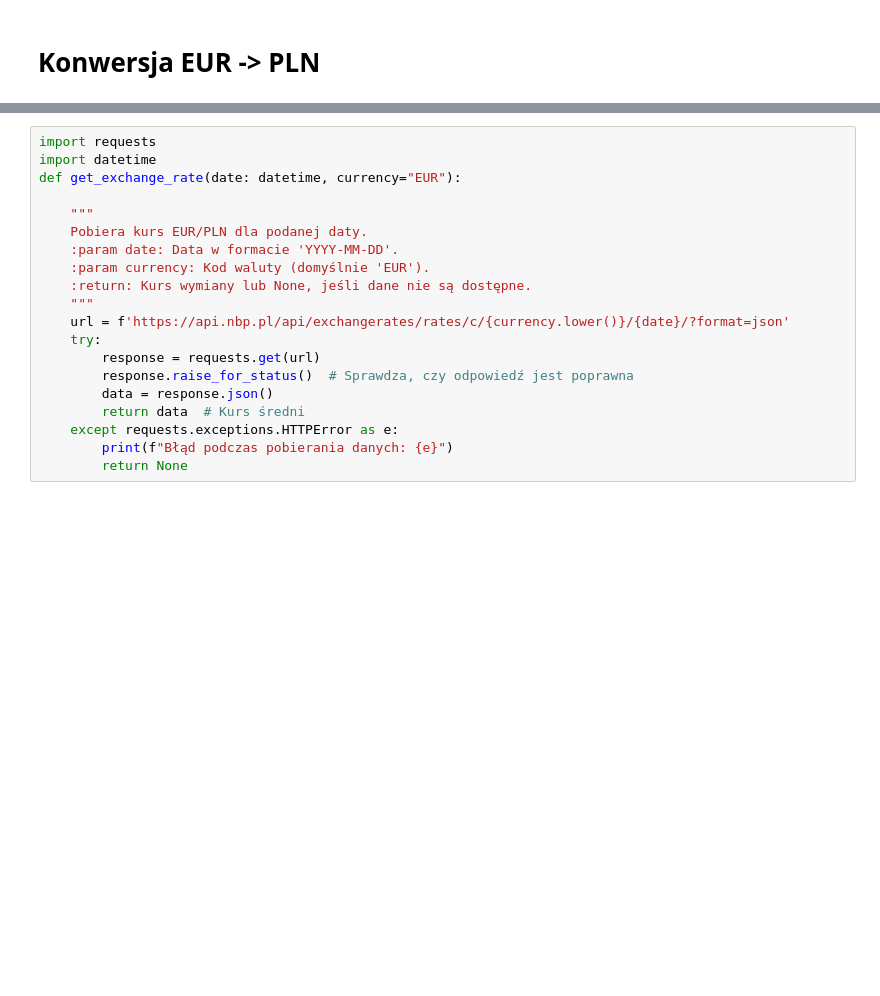
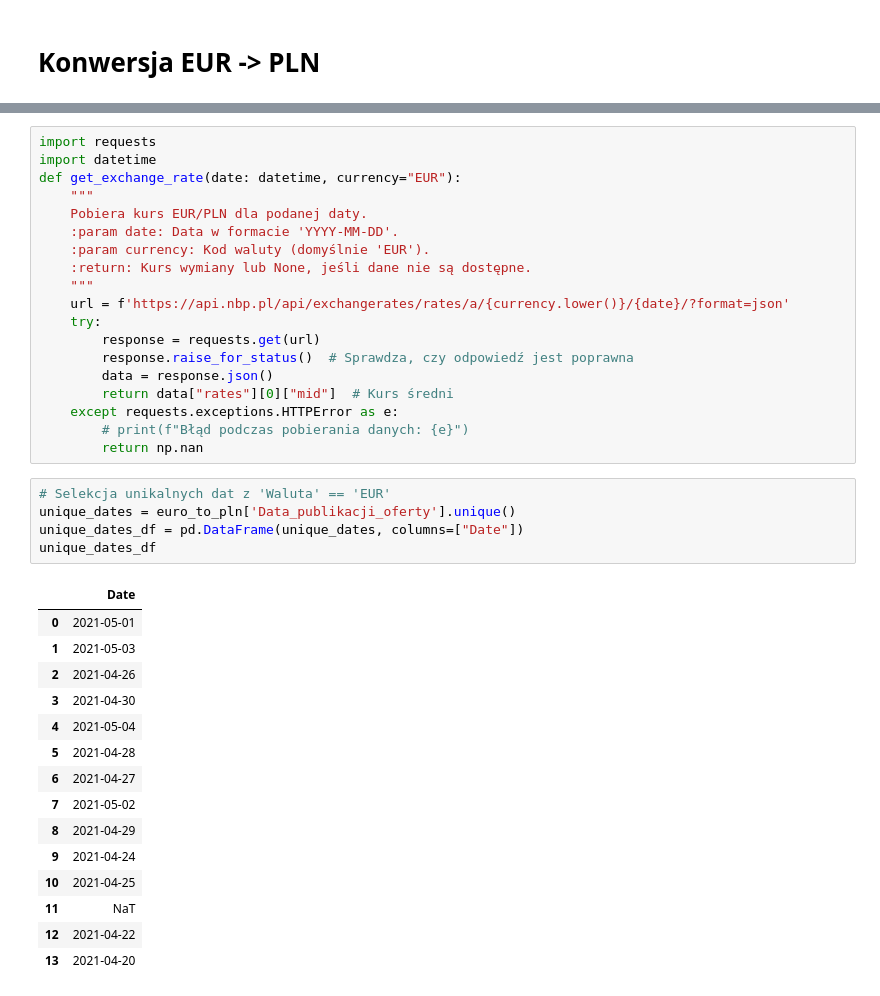
Before and after one commit to s28492/Predicting-and-Analyzing-Car-Prices-Using-Data-Science, a Jupyter notebook: DataCleaning.ipynb, the cells around one changed output, grey strips where cells are left out. Cells and saved outputs as stored; diff of their text form; blank space fills up the shorter version.

```diff
--- a/DataCleaning.ipynb
+++ b/DataCleaning.ipynb
@@ -488,19 +494,39 @@ df_car_sales.loc[df_car_sales['Waluta'] == "EUR"]
 import requests
 import datetime
 def get_exchange_rate(date: datetime, currency="EUR"):
-
     """
     Pobiera kurs EUR/PLN dla podanej daty.
     :param date: Data w formacie 'YYYY-MM-DD'.
     :param currency: Kod waluty (domyślnie 'EUR').
     :return: Kurs wymiany lub None, jeśli dane nie są dostępne.
     """
-    url = f'https://api.nbp.pl/api/exchangerates/rates/c/{currency.lower()}/{date}/?format=json'
+    url = f'https://api.nbp.pl/api/exchangerates/rates/a/{currency.lower()}/{date}/?format=json'
     try:
         response = requests.get(url)
         response.raise_for_status()  # Sprawdza, czy odpowiedź jest poprawna
         data = response.json()
-        return data  # Kurs średni
+        return data["rates"][0]["mid"]  # Kurs średni
     except requests.exceptions.HTTPError as e:
-        print(f"Błąd podczas pobierania danych: {e}")
-        return None
+        # print(f"Błąd podczas pobierania danych: {e}")
+        return np.nan
+# %%
+# Selekcja unikalnych dat z 'Waluta' == 'EUR'
+unique_dates = euro_to_pln['Data_publikacji_oferty'].unique()
+unique_dates_df = pd.DataFrame(unique_dates, columns=["Date"])
+unique_dates_df
+# %% [output]
+|  | Date |
+| 0 | 2021-05-01 |
+| 1 | 2021-05-03 |
+| 2 | 2021-04-26 |
+| 3 | 2021-04-30 |
+| 4 | 2021-05-04 |
+| 5 | 2021-04-28 |
+| 6 | 2021-04-27 |
+| 7 | 2021-05-02 |
+| 8 | 2021-04-29 |
+| 9 | 2021-04-24 |
+| 10 | 2021-04-25 |
+| 11 | NaT |
+| 12 | 2021-04-22 |
+| 13 | 2021-04-20 |
```
Also changed, not shown: parts of 9 cells of this notebook.
